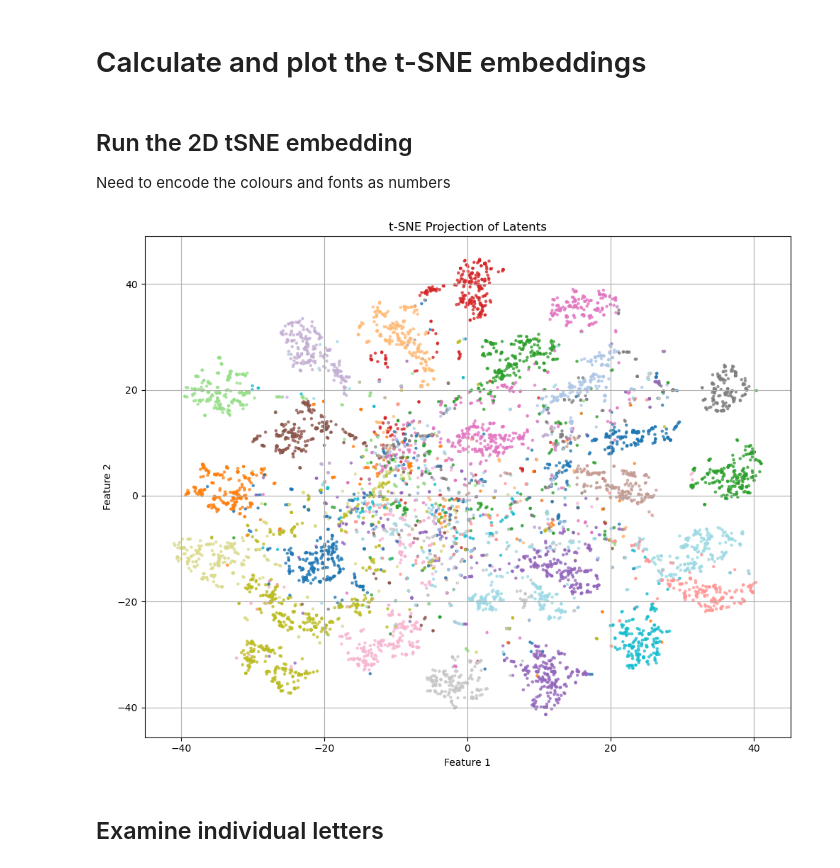
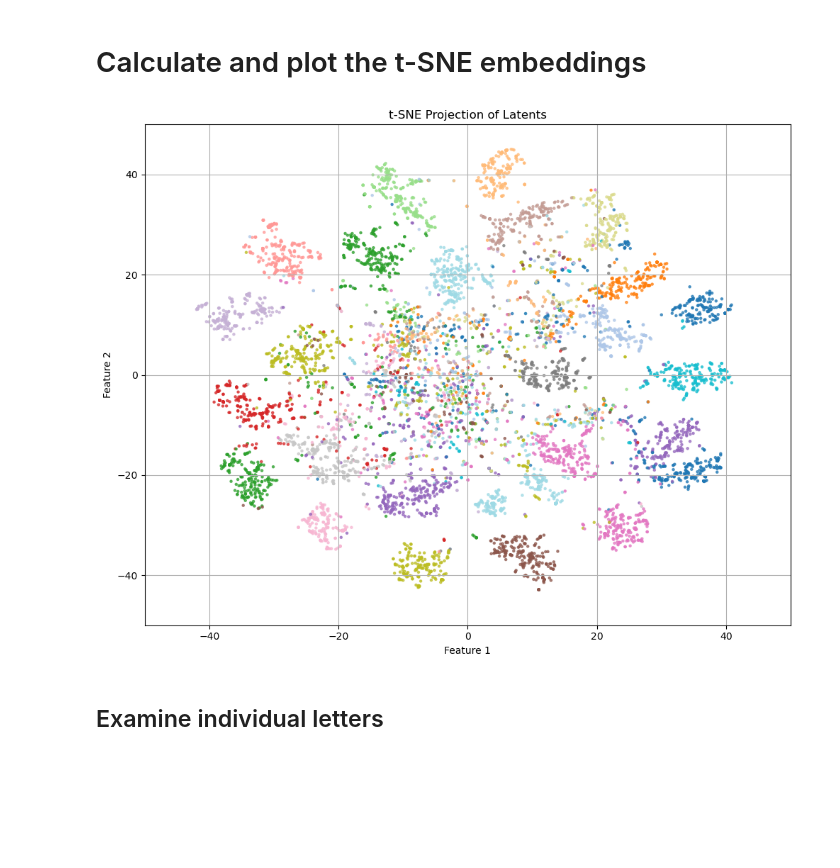
Before and after one commit to BenLaurense/fontcap, a Jupyter notebook: experiments/Latent vector embedding.ipynb, the cells around one changed output. Cells and saved outputs as stored; diff of their text form; code cells hidden in the pictures; blank space fills up the shorter version.

```diff
--- a/experiments/Latent vector embedding.ipynb
+++ b/experiments/Latent vector embedding.ipynb
@@ -107,2 +31,4 @@ You are using `torch.load` with `weights_only=False` (the current default value)
 # %%
-lt, raw_font_labels, raw_char_labels, _ = extract_latents(model, dataloader, 1000)
+from fontcap_model import extract_latents
+
+lt, raw_font_labels, raw_char_labels, _ = extract_latents(model, dataloader, device, 1000)
@@ -124,30 +37 @@ def run_tsne(latents, dim=2, perplexity=30, n_iter=1000):
-# %%
-def plot_tsne_2d(latents, colours=None):
-    plt.figure(figsize=(10, 8))
-    scatter = plt.scatter(latents[:, 0], latents[:, 1], c=colours, cmap='tab20', s=5, alpha=0.7)
-    plt.title('t-SNE Projection of Latents')
-    plt.xlabel('Feature 1')
-    plt.ylabel('Feature 2')
-    plt.grid(True)
-    plt.tight_layout()
-    plt.show()
-
-def plot_tsne_3d(latents, colours=None):
-    fig = plt.figure(figsize=(8, 6))
-    ax = fig.add_subplot(111, projection='3d')
-
-    sc = ax.scatter(
-        latents[:, 0], latents[:, 1], latents[:, 2],
-        c=colours, cmap='tab20', s=8, alpha=0.7
-    )
-
-    ax.set_title('t-SNE Projection of Latents')
-    ax.set_xlabel('Feature 1')
-    ax.set_ylabel('Feature 2')
-    ax.set_zlabel('Feature 3')
-    plt.tight_layout()
-    plt.show()
-# %% [markdown]
-## Run the 2D tSNE embedding
-Need to encode the colours and fonts as numbers
 # %%
@@ -154,7 +40,16 @@ Need to encode the colours and fonts as numbers
 embedding2d = run_tsne(lt, dim=2, n_iter=500)
-# %%
-plot_tsne_2d(embedding2d, char_labels)
-# %% [output]
-[figure, removed]
+# %%
+from analysis import plot_tsne_2d
+
+# Encode labels as integers to colour the plot
+char_to_int = {char: i for i, char in enumerate(list(set(raw_char_labels)))}
+char_labels = [char_to_int[char] for char in raw_char_labels]
+fig = plot_tsne_2d(embedding2d, char_labels)
+fig.axes[0].set_xlim([-50, 50])
+fig.axes[0].set_ylim([-50, 50])
+fig.tight_layout()
+fig.show()
+# %% [output]
+[figure, added]
 # %% [markdown]
 ## Examine individual letters
```
Also changed, not shown: parts of 12 cells of this notebook, 1 other file.
